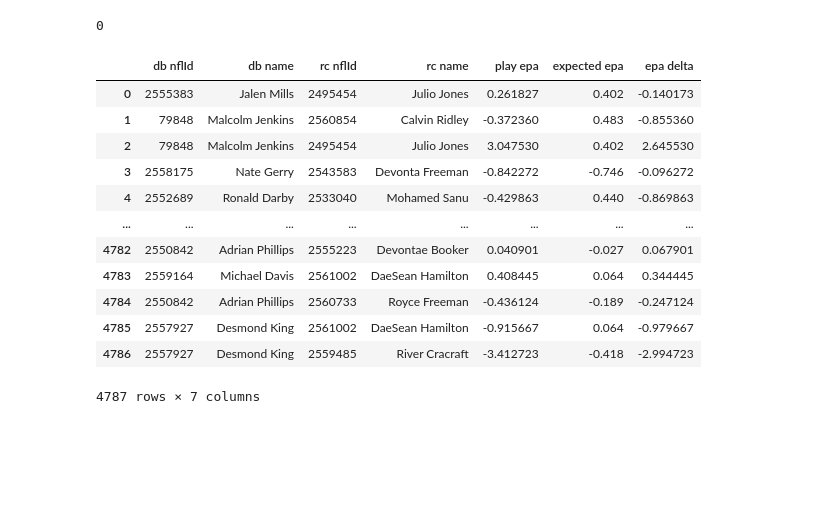
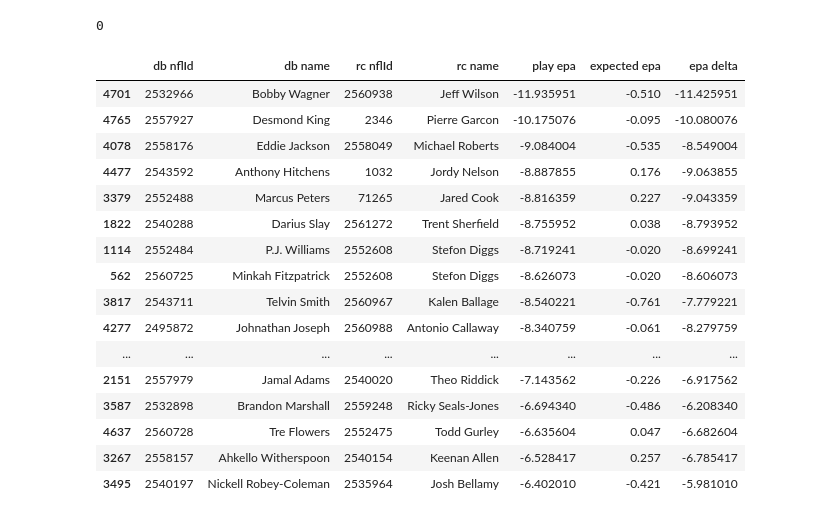
Before and after one commit to jhowenstein/nfl-big-data, a Jupyter notebook: notebooks/feature/Zone Production Reduction.ipynb, the cells around one changed output. Drawn from its saved outputs; the diff is of its cells as text; code cells hidden in the pictures; blank space fills up the shorter version.

```diff
--- a/notebooks/feature/Zone Production Reduction.ipynb
+++ b/notebooks/feature/Zone Production Reduction.ipynb
@@ -76,7 +79,7 @@ LAC - week15
 LAC - week16
 LAC - week17
 # %%
-off_production = pd.read_csv(os.path.join(basepath,'offensive production.csv'),index_col=0)
+off_production = pd.read_csv(os.path.join(basepath,'calculated-data','offensive production.csv'),index_col=0)
 # %%
 plays = analysis.return_plays(target_coverage='zone')
 # %% [output]
@@ -132,19 +135,25 @@ for play in plays:
 columns = ['db nflId', 'db name','rc nflId', 'rc name', 'play epa', 'expected epa', 'epa delta']
 # %%
 results = pd.DataFrame(results, columns=columns)
+# %%
+results = results.sort_values('play epa')
 # %%
-results
+results.head(20)
 # %% [output]
 |  | db nflId | db name | rc nflId | rc name | play epa | expected epa | epa delta |
-| 0 | 2555383 | Jalen Mills | 2495454 | Julio Jones | 0.261827 | 0.402 | -0.140173 |
-| 1 | 79848 | Malcolm Jenkins | 2560854 | Calvin Ridley | -0.372360 | 0.483 | -0.855360 |
-| 2 | 79848 | Malcolm Jenkins | 2495454 | Julio Jones | 3.047530 | 0.402 | 2.645530 |
-| 3 | 2558175 | Nate Gerry | 2543583 | Devonta Freeman | -0.842272 | -0.746 | -0.096272 |
-| 4 | 2552689 | Ronald Darby | 2533040 | Mohamed Sanu | -0.429863 | 0.440 | -0.869863 |
+| 4701 | 2532966 | Bobby Wagner | 2560938 | Jeff Wilson | -11.935951 | -0.510 | -11.425951 |
+| 4765 | 2557927 | Desmond King | 2346 | Pierre Garcon | -10.175076 | -0.095 | -10.080076 |
+| 4078 | 2558176 | Eddie Jackson | 2558049 | Michael Roberts | -9.084004 | -0.535 | -8.549004 |
+| 4477 | 2543592 | Anthony Hitchens | 1032 | Jordy Nelson | -8.887855 | 0.176 | -9.063855 |
+| 3379 | 2552488 | Marcus Peters | 71265 | Jared Cook | -8.816359 | 0.227 | -9.043359 |
+| 1822 | 2540288 | Darius Slay | 2561272 | Trent Sherfield | -8.755952 | 0.038 | -8.793952 |
+| 1114 | 2552484 | P.J. Williams | 2552608 | Stefon Diggs | -8.719241 | -0.020 | -8.699241 |
+| 562 | 2560725 | Minkah Fitzpatrick | 2552608 | Stefon Diggs | -8.626073 | -0.020 | -8.606073 |
+| 3817 | 2543711 | Telvin Smith | 2560967 | Kalen Ballage | -8.540221 | -0.761 | -7.779221 |
+| 4277 | 2495872 | Johnathan Joseph | 2560988 | Antonio Callaway | -8.340759 | -0.061 | -8.279759 |
 | ... | ... | ... | ... | ... | ... | ... | ... |
-| 4782 | 2550842 | Adrian Phillips | 2555223 | Devontae Booker | 0.040901 | -0.027 | 0.067901 |
-| 4783 | 2559164 | Michael Davis | 2561002 | DaeSean Hamilton | 0.408445 | 0.064 | 0.344445 |
-| 4784 | 2550842 | Adrian Phillips | 2560733 | Royce Freeman | -0.436124 | -0.189 | -0.247124 |
-| 4785 | 2557927 | Desmond King | 2561002 | DaeSean Hamilton | -0.915667 | 0.064 | -0.979667 |
-| 4786 | 2557927 | Desmond King | 2559485 | River Cracraft | -3.412723 | -0.418 | -2.994723 |
+| 2151 | 2557979 | Jamal Adams | 2540020 | Theo Riddick | -7.143562 | -0.226 | -6.917562 |
+| 3587 | 2532898 | Brandon Marshall | 2559248 | Ricky Seals-Jones | -6.694340 | -0.486 | -6.208340 |
+| 4637 | 2560728 | Tre Flowers | 2552475 | Todd Gurley | -6.635604 | 0.047 | -6.682604 |
+| 3267 | 2558157 | Ahkello Witherspoon | 2540154 | Keenan Allen | -6.528417 | 0.257 | -6.785417 |
+| 3495 | 2540197 | Nickell Robey-Coleman | 2535964 | Josh Bellamy | -6.402010 | -0.421 | -5.981010 |
-4787 rows × 7 columns
```
Also changed, not shown: parts of 15 cells of this notebook, 24 other files.
